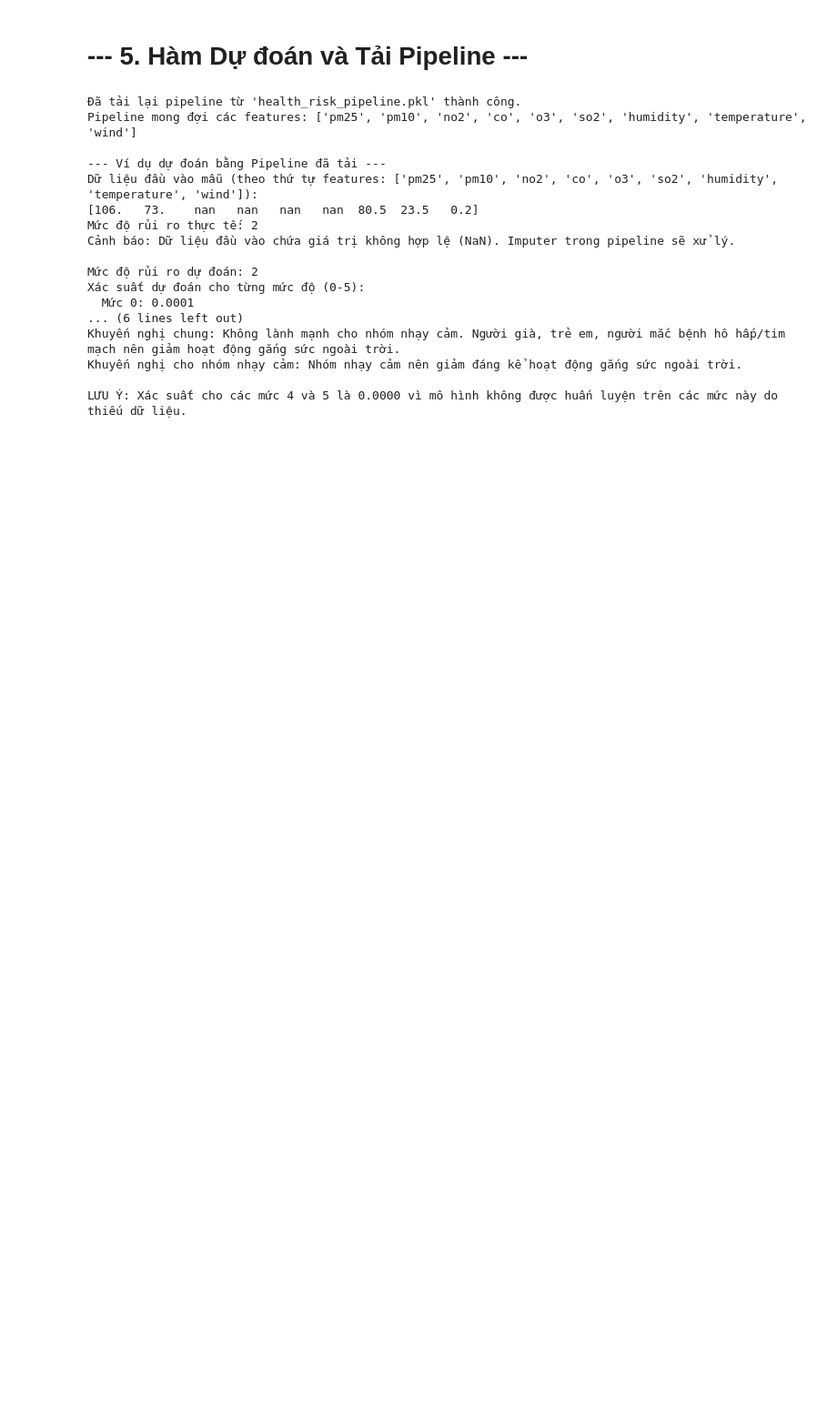
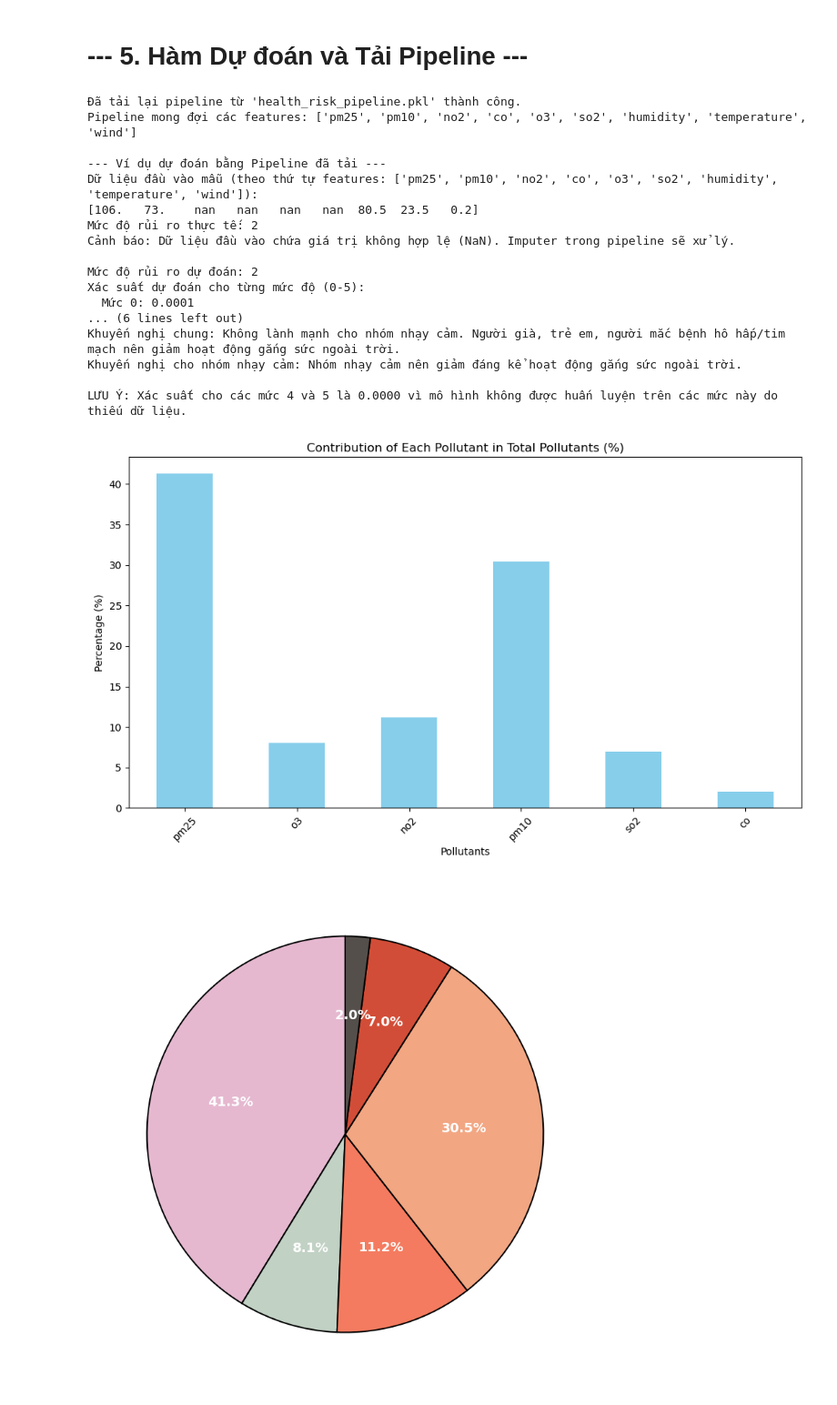
Before and after one commit to mkhoi2004/GIS, a Jupyter notebook: Model_TinhChiSo.ipynb, the cells around one changed output. Shown at 91% size. Cells and saved outputs as stored; diff of their text form; code cells hidden in the pictures; blank space fills up the shorter version.

```diff
--- a/Model_TinhChiSo.ipynb
+++ b/Model_TinhChiSo.ipynb
@@ -683,3 +664,59 @@ Khuyến nghị chung: Không lành mạnh cho nhóm nhạy cảm. Người già
 Khuyến nghị cho nhóm nhạy cảm: Nhóm nhạy cảm nên giảm đáng kể hoạt động gắng sức ngoài trời.
 
 LƯU Ý: Xác suất cho các mức 4 và 5 là 0.0000 vì mô hình không được huấn luyện trên các mức này do thiếu dữ liệu.
+# %%
+from matplotlib import colors
+import matplotlib.pyplot as plt
+import pandas as pd
+
+
+
+# Let's reload the most recent CSV file to calculate the contribution of each pollutant.
+file_path_csv = 'GIS_DataAQI.csv'
+
+# Load data
+df = pd.read_csv(file_path_csv)
+
+# List of the 6 pollutants
+pollutants_columns = ['pm25', 'o3', 'no2', 'pm10', 'so2', 'co']
+
+# Calculate the total sum of the values for these pollutants
+pollutants_sum = df[pollutants_columns].sum()
+
+# Normalize the values to get the percentage contribution (out of 100%)
+pollutants_percentage = (pollutants_sum / pollutants_sum.sum()) * 100
+
+# Create a bar chart to visualize the percentage contribution of each pollutant
+plt.figure(figsize=(10,6))
+pollutants_percentage.plot(kind='bar', color='skyblue')
+plt.title('Contribution of Each Pollutant in Total Pollutants (%)')
+plt.ylabel('Percentage (%)')
+plt.xlabel('Pollutants')
+plt.xticks(rotation=45)
+plt.tight_layout()
+plt.show()
+# Adding a legend on the right side of the pie chart to represent the pollutants
+plt.figure(figsize=(10, 8))
+
+# Plot the pie chart with legend and improved styling
+pollutants_percentage.plot(kind='pie',
+                            autopct='%1.1f%%',
+                            startangle=90,
+                            colors=pie_colors,
+                            wedgeprops={'edgecolor': 'black', 'linewidth': 1.5, 'linestyle': 'solid'},
+                            textprops={'color': 'white', 'fontsize': 14, 'weight': 'bold'})
+
+# Title and layout adjustments
+plt.title('Biểu đồ thể hiện tầm quan trọng của các đặc trung', fontsize=16, weight='bold', color='black')
+plt.ylabel('')  # Removing the y-label for a cleaner look
+
+# Add a legend on the right side
+plt.legend(labels=pollutants_percentage.index, loc='center left', bbox_to_anchor=(1, 0.5), fontsize=12, title="Chất ô nhiễm")
+
+plt.tight_layout()  # Adjust layout
+
+# Show the plot
+plt.show()
+# %% [output]
+[figure, added]
+[figure, added]
```
Also changed, not shown: parts of 1 cell of this notebook, 18 other files.
